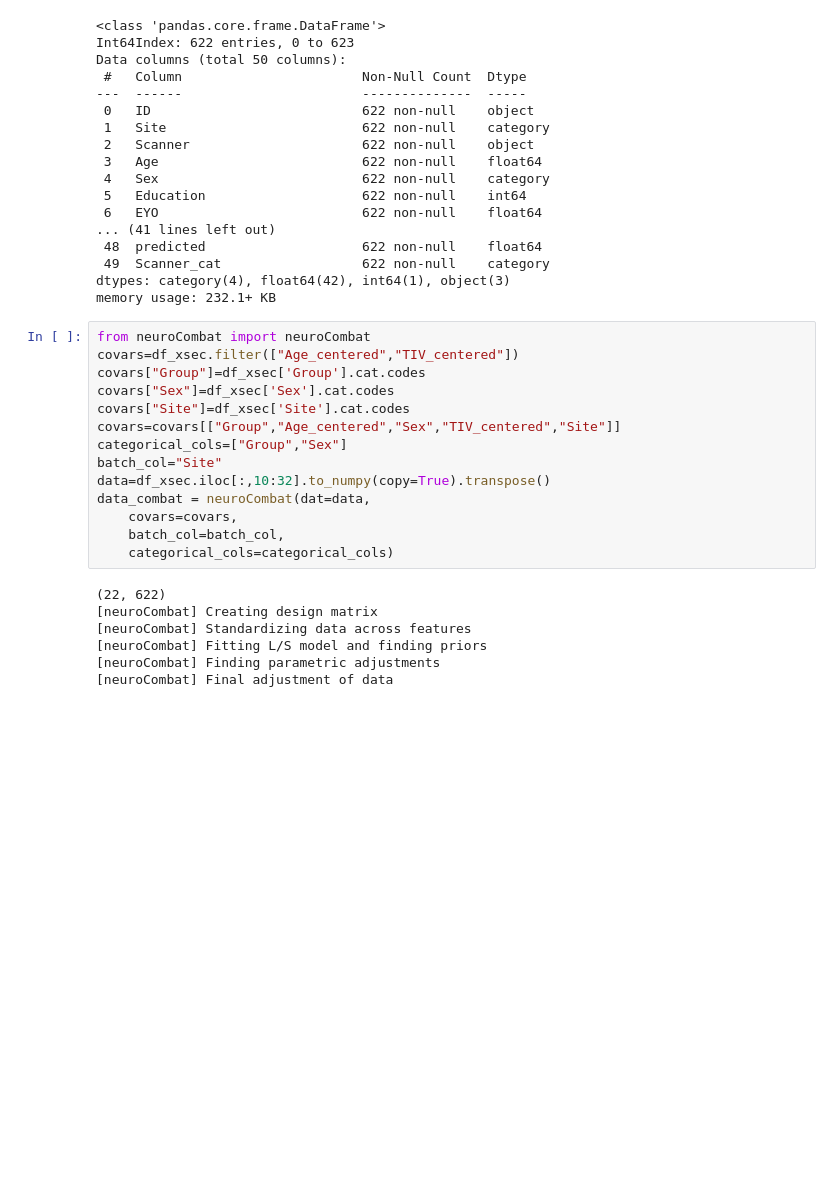
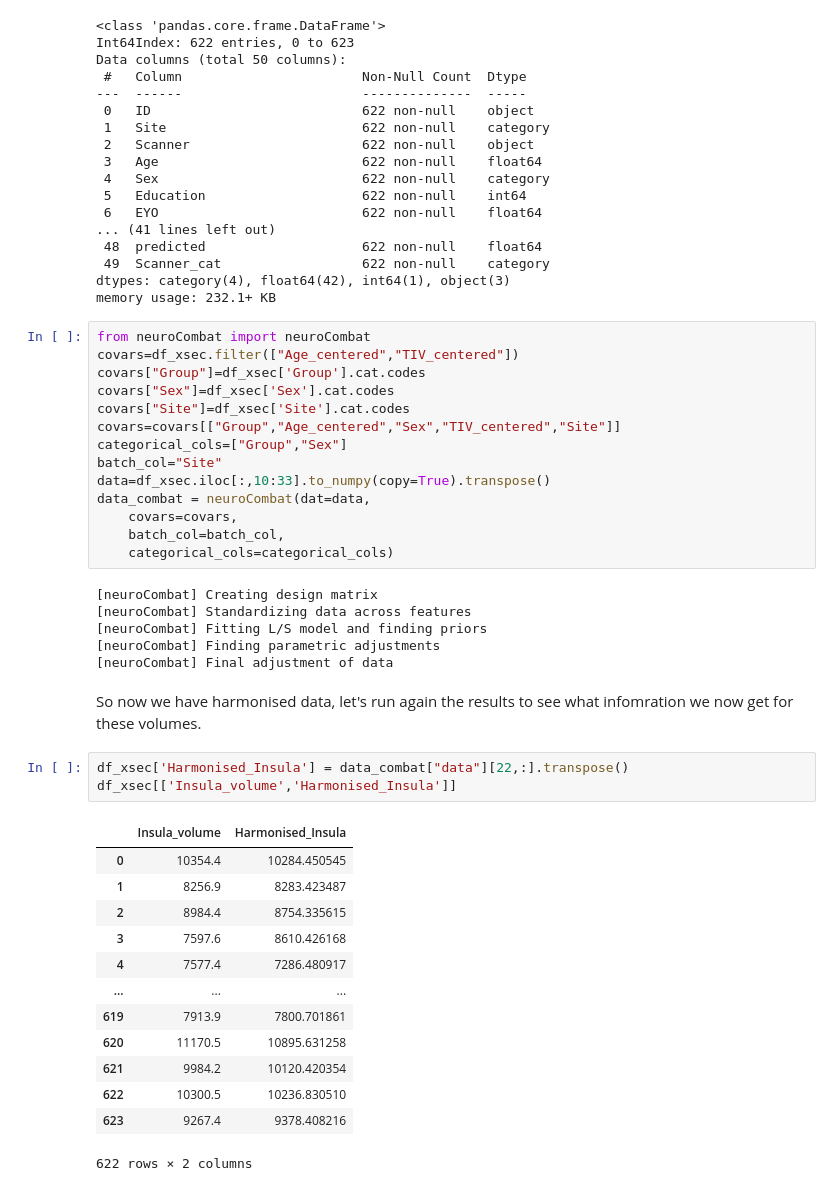
Before and after one commit to HealthBioscienceIDEAS/demon-imaging-harmonisation, a Jupyter notebook: harmonisation.ipynb, the cells around one changed output. Saved outputs shown, nothing was run; the diff lists cells and outputs as text; blank space fills up the shorter version.

```diff
--- a/harmonisation.ipynb
+++ b/harmonisation.ipynb
@@ -231,15 +237,33 @@ covars["Site"]=df_xsec['Site'].cat.codes
 covars=covars[["Group","Age_centered","Sex","TIV_centered","Site"]]
 categorical_cols=["Group","Sex"]
 batch_col="Site"
-data=df_xsec.iloc[:,10:32].to_numpy(copy=True).transpose()
+data=df_xsec.iloc[:,10:33].to_numpy(copy=True).transpose()
 data_combat = neuroCombat(dat=data,
     covars=covars,
     batch_col=batch_col,
     categorical_cols=categorical_cols)
 # %% [output]
-(22, 622)
 [neuroCombat] Creating design matrix
 [neuroCombat] Standardizing data across features
 [neuroCombat] Fitting L/S model and finding priors
 [neuroCombat] Finding parametric adjustments
 [neuroCombat] Final adjustment of data
+# %% [markdown]
+So now we have harmonised data, let's run again the results to see what infomration we now get for these volumes.
+# %%
+df_xsec['Harmonised_Insula'] = data_combat["data"][22,:].transpose()
+df_xsec[['Insula_volume','Harmonised_Insula']]
+# %% [output]
+|  | Insula_volume | Harmonised_Insula |
+| 0 | 10354.4 | 10284.450545 |
+| 1 | 8256.9 | 8283.423487 |
+| 2 | 8984.4 | 8754.335615 |
+| 3 | 7597.6 | 8610.426168 |
+| 4 | 7577.4 | 7286.480917 |
+| ... | ... | ... |
+| 619 | 7913.9 | 7800.701861 |
+| 620 | 11170.5 | 10895.631258 |
+| 621 | 9984.2 | 10120.420354 |
+| 622 | 10300.5 | 10236.830510 |
+| 623 | 9267.4 | 9378.408216 |
+622 rows × 2 columns
```
Also changed, not shown: parts of 6 cells of this notebook.
